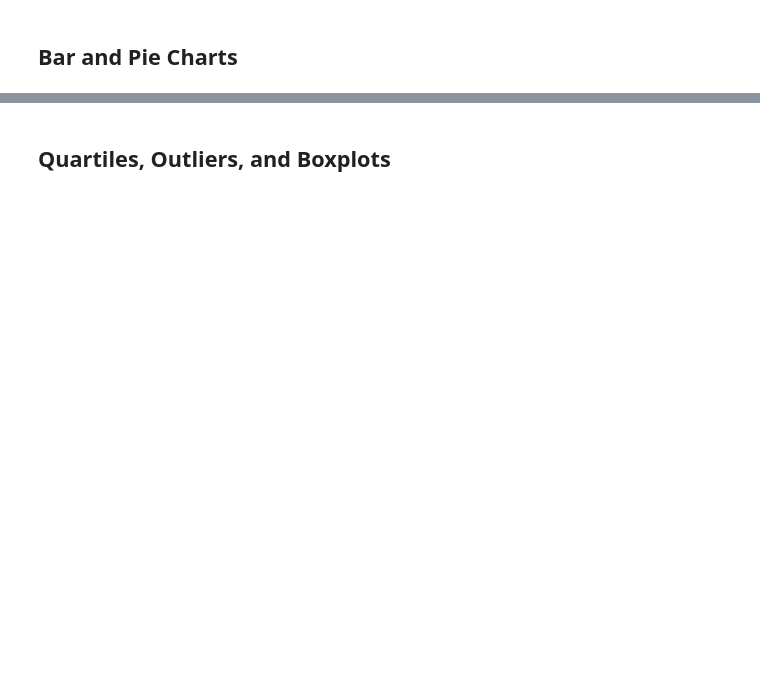
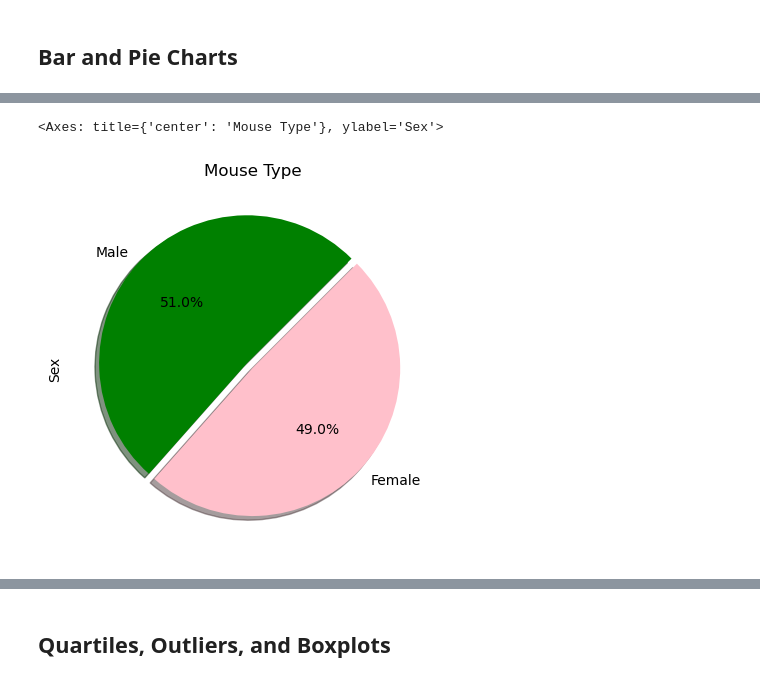
Before and after one commit to mwiley608/module-5-challenge, a Jupyter notebook: Pymaceuticals/pymaceuticals_main.ipynb, the cells around one changed output, grey strips where cells are left out. Drawn from its saved outputs; the diff is of its cells as text; code cells hidden in the pictures; blank space fills up the shorter version.

```diff
--- a/Pymaceuticals/pymaceuticals_main.ipynb
+++ b/Pymaceuticals/pymaceuticals_main.ipynb
@@ -129,4 +122,12 @@ Zoniferol             53.236507  51.818479  48.533355  6.966589  0.516398
 # %%
 # Generate a pie plot showing the distribution of female versus male mice using Pandas
+mouse_type = mouse_study_clean_df['Sex'].value_counts()
+labels = ['Male', 'Female']
+colors = ['green','pink']
+explode = [0.05,0]
+mouse_type.plot(kind="pie", colors=colors, explode=explode, autopct= "%1.1f%%", startangle= 45, shadow=True, title="Mouse Type")
+# %% [output]
+<Axes: title={'center': 'Mouse Type'}, ylabel='Sex'>
+[figure, added]
 # %%
 # Generate a pie plot showing the distribution of female versus male mice using pyplot
```
Also changed, not shown: parts of 22 cells of this notebook, 8 other files.
